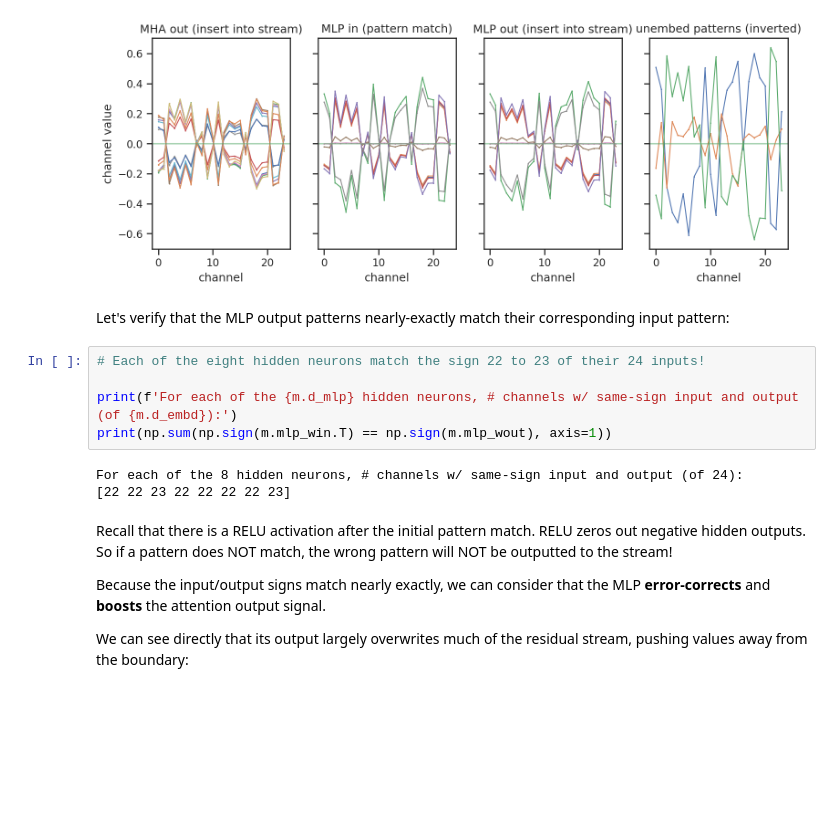
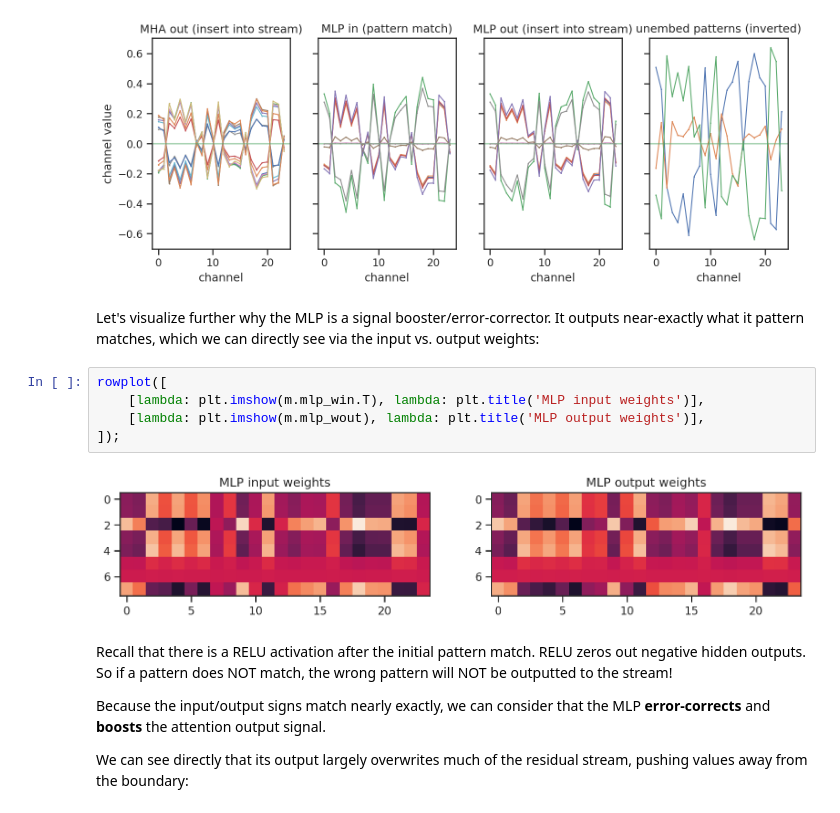
Before and after one commit to danwilhelm/cumsum_transformer, a Jupyter notebook: cumsum_transformer.ipynb, the cells around one changed output. Drawn from its saved outputs; the diff is of its cells as text; blank space fills up the shorter version.

```diff
--- a/cumsum_transformer.ipynb
+++ b/cumsum_transformer.ipynb
@@ -464,16 +466,15 @@ rowplot([
 ], sharey=True);
 # %% [output]
 [figure]
-# %% [markdown]
-Let's verify that the MLP output patterns nearly-exactly match their corresponding input pattern:
-# %%
-# Each of the eight hidden neurons match the sign 22 to 23 of their 24 inputs!
-
-print(f'For each of the {m.d_mlp} hidden neurons, # channels w/ same-sign input and output (of {m.d_embd}):')
-print(np.sum(np.sign(m.mlp_win.T) == np.sign(m.mlp_wout), axis=1))
-# %% [output]
-For each of the 8 hidden neurons, # channels w/ same-sign input and output (of 24):
-[22 22 23 22 22 22 22 23]
+# %% [markdown]
+Let's visualize further why the MLP is a signal booster/error-corrector. It outputs near-exactly what it pattern matches, which we can directly see via the input vs. output weights:
+# %%
+rowplot([
+    [lambda: plt.imshow(m.mlp_win.T), lambda: plt.title('MLP input weights')],
+    [lambda: plt.imshow(m.mlp_wout), lambda: plt.title('MLP output weights')],
+]);
+# %% [output]
+[figure, added]
 # %% [markdown]
 Recall that there is a RELU activation after the initial pattern match. RELU zeros out negative hidden outputs. So if a pattern does NOT match, the wrong pattern will NOT be outputted to the stream!
 
```
Also changed, not shown: parts of 24 cells of this notebook, 2 other files.
